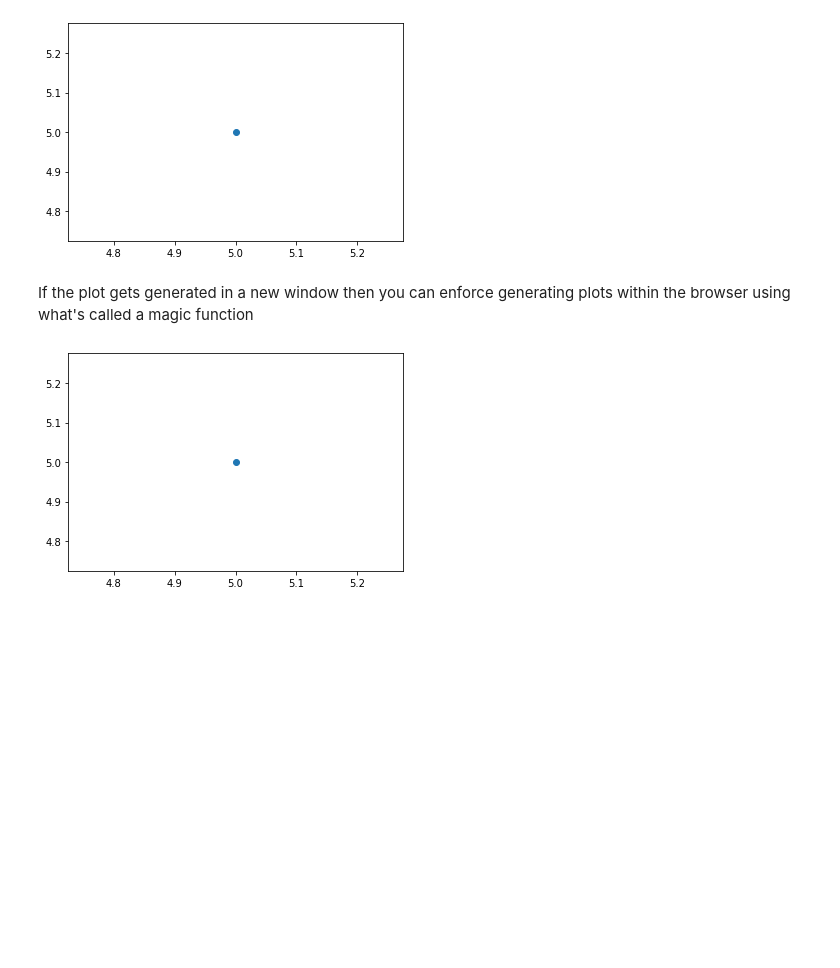
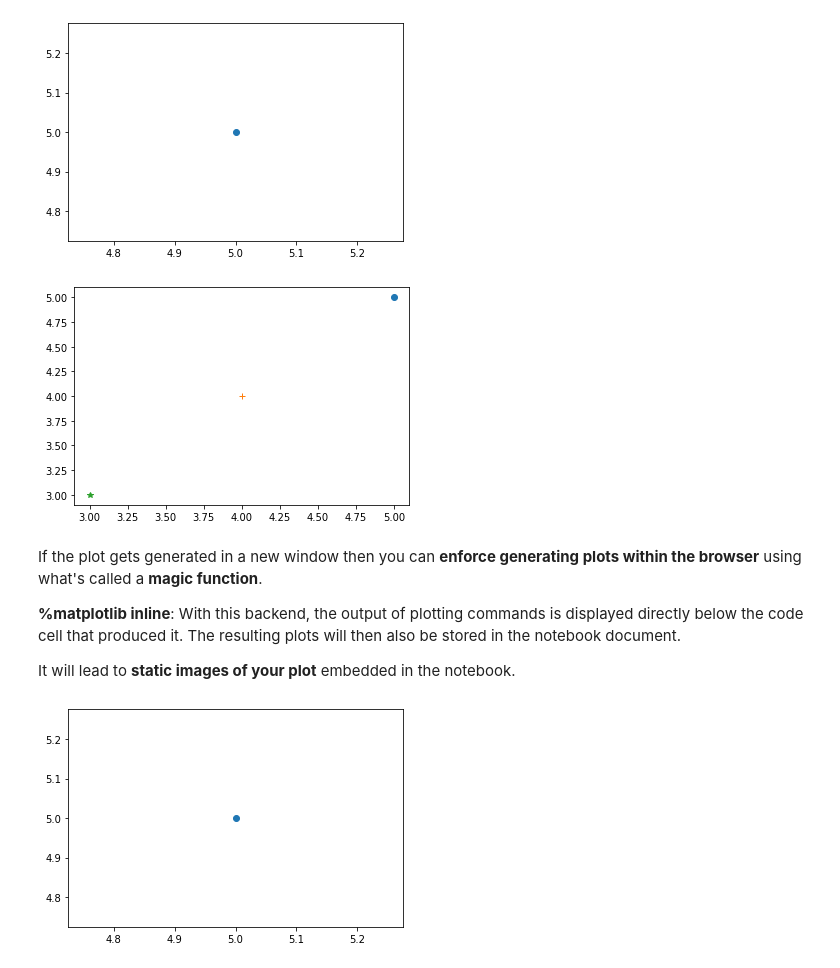
Before and after one commit to abiraaaaaaf/DataVisualizationPythonWorkshop, a Jupyter notebook: DataVisualizationWorkshop_Basics.ipynb, the cells around one changed output. Cells and saved outputs as stored; diff of their text form; code cells hidden in the pictures; blank space fills up the shorter version.

```diff
--- a/DataVisualizationWorkshop_Basics.ipynb
+++ b/DataVisualizationWorkshop_Basics.ipynb
@@ -132,8 +132,20 @@ plt.plot(5,5,'o')
 plt.show()
 # %% [output]
 [figure]
+# %%
+import matplotlib.pyplot as plt
+plt.plot(5,5,'o')
+plt.plot(4,4,'+')
+plt.plot(3,3,'*')
+plt.show()
+# %% [output]
+[figure, added]
 # %% [markdown]
- If the plot gets generated in a new window then you can enforce generating plots within the browser using what's called a magic function
+ If the plot gets generated in a new window then you can **enforce generating plots within the browser** using what's called a **magic function**.
+
+**%matplotlib inline**: With this backend, the output of plotting commands is displayed directly below the code cell that produced it. The resulting plots will then also be stored in the notebook document.
+
+It will lead to **static images of your plot** embedded in the notebook.
 # %%
 %matplotlib inline
 import matplotlib.pyplot as plt
```
Also changed, not shown: parts of 25 cells of this notebook.
